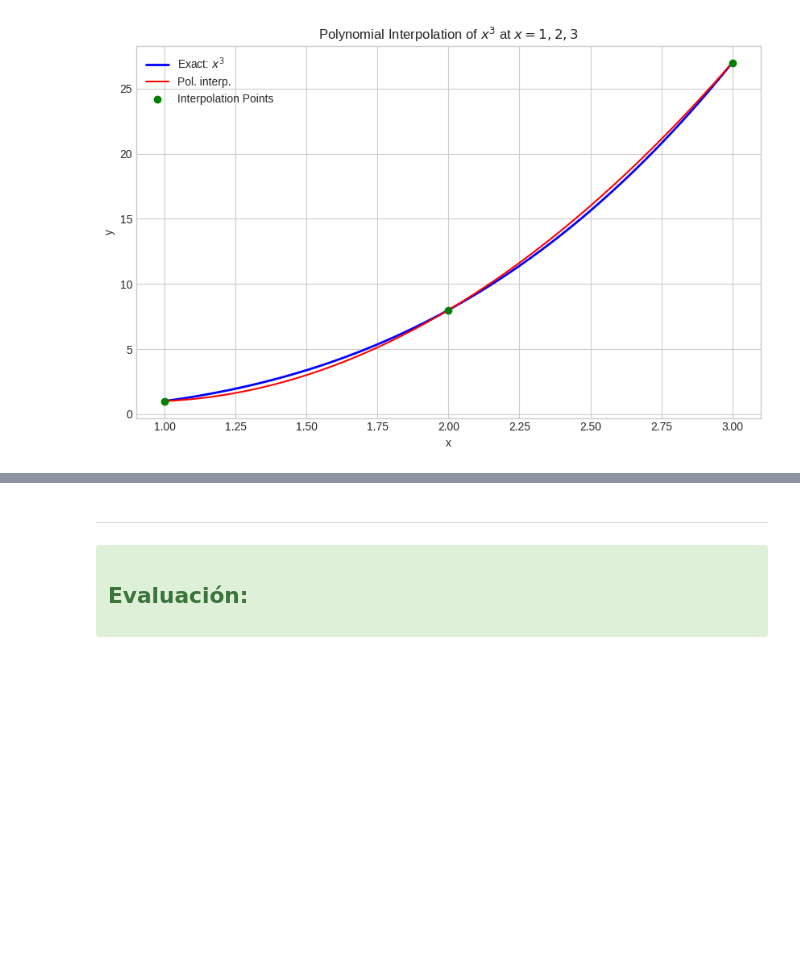
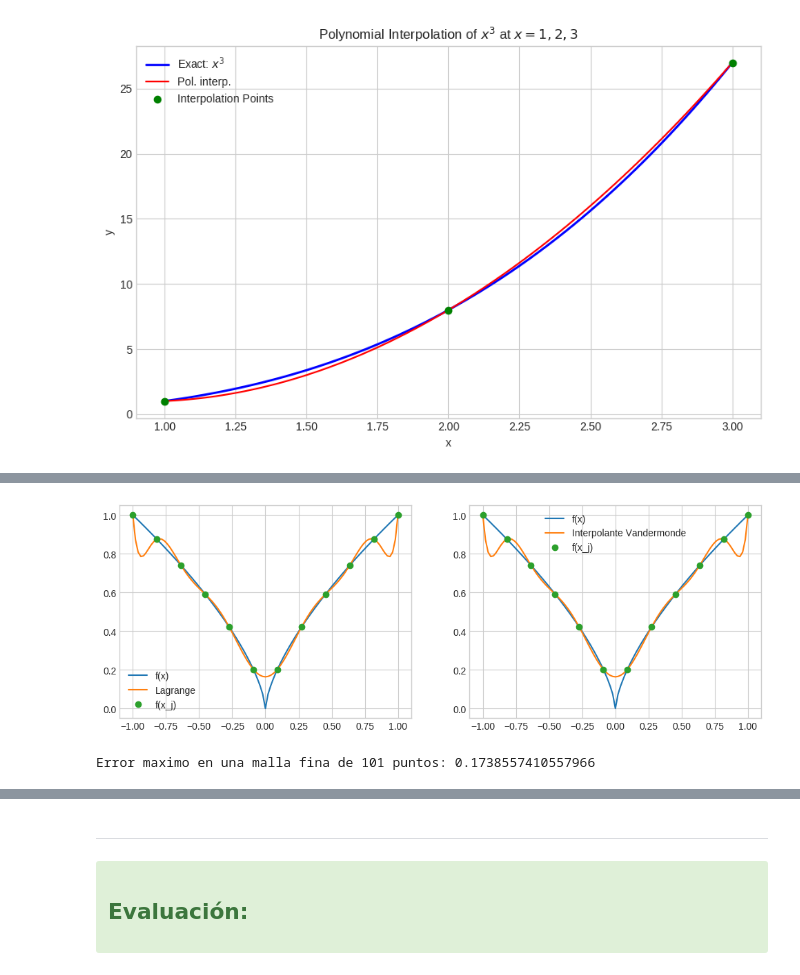
Before and after one commit to ManuelSanchezUribe/MAT2605_UC_labs, a Jupyter notebook: Lab07/lab07.ipynb, the cells around one changed output, grey strips where cells are left out. Drawn from its saved outputs; the diff is of its cells as text; code cells hidden in the pictures; blank space fills up the shorter version.

```diff
--- a/Lab07/lab07.ipynb
+++ b/Lab07/lab07.ipynb
@@ -220,0 +226,32 @@ plt.grid(True)
+# %%
+# Interpolation points
+a = -1
+b = 1
+n = 11
+x = np.linspace(a,b,n+1)
+xplot = np.linspace(a, b, 101)
+# function
+f2 = lambda x: (x**(2.0))**(1.0/3.0)
+
+l = lagrange_interpolation(x,f2(x), xplot)
+lV = vandermonde_interpolation(x,f2(x), xplot)
+
+fig, axs = plt.subplots(1, 2, figsize=(12,4))
+
+axs[0].plot(xplot, f2(xplot), label='f(x)')
+axs[0].plot(xplot, l, label='Lagrange')
+axs[0].plot(x, f2(x),'o', label='f(x_j)')
+axs[0].legend()
+axs[1].plot(xplot, f2(xplot), label='f(x)')
+axs[1].plot(xplot, lV, label='Interpolante Vandermonde')
+axs[1].plot(x, f2(x),'o', label='f(x_j)')
+axs[1].legend()
+plt.show()
+# %% [output]
+[figure, added]
+# %%
+# Error
+error = np.max(np.abs(f2(xplot)-l))
+print("Error maximo en una malla fina de 101 puntos:", error)
+# %% [output]
+Error maximo en una malla fina de 101 puntos: 0.1738557410557966
```
Also changed, not shown: parts of 6 cells of this notebook.
